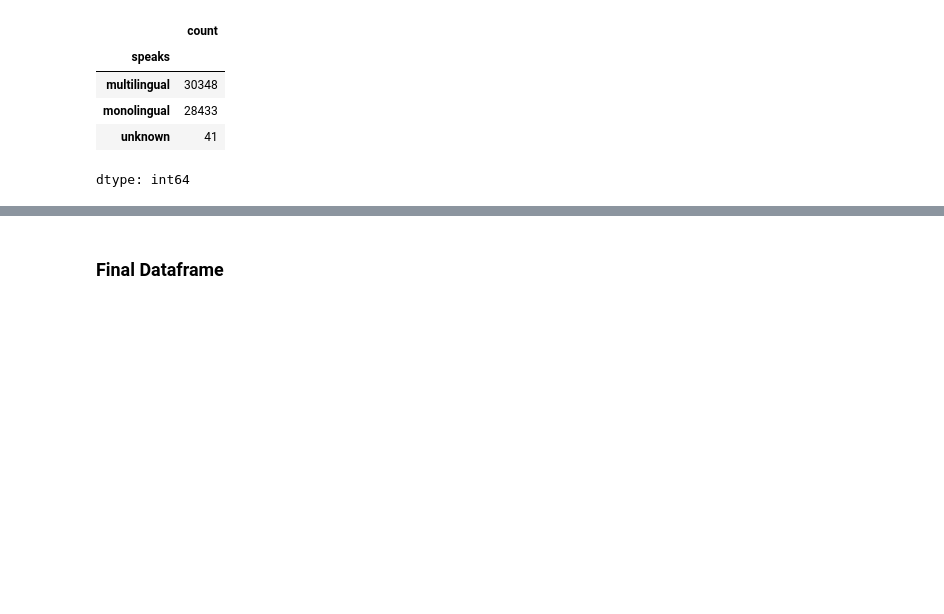
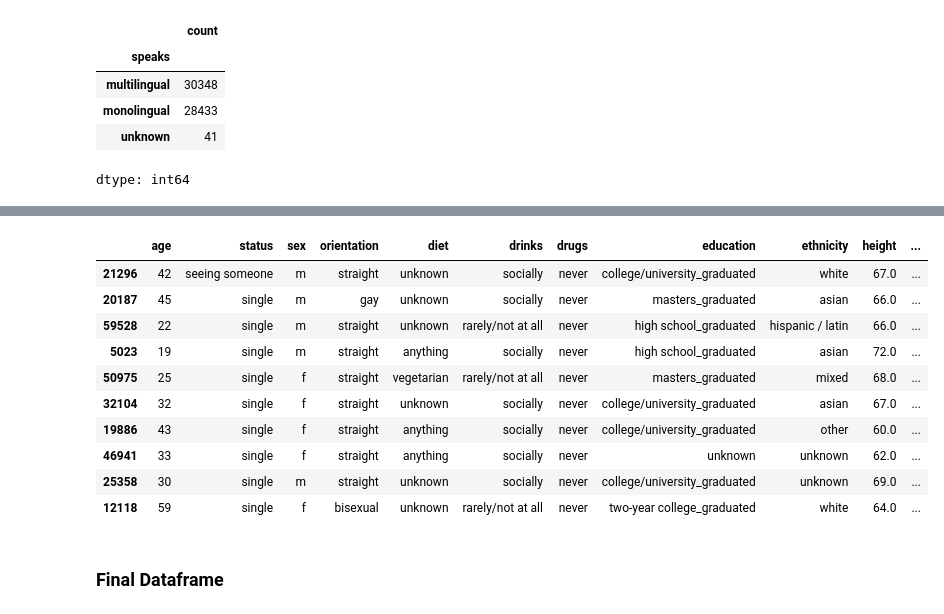
Before and after one commit to tylerana/data-science-dating-project, a Jupyter notebook: notebooks/01_data_preprocessing.ipynb, the cells around one changed output, grey strips where cells are left out. Cells and saved outputs as stored; diff of their text form; code cells hidden in the pictures; blank space fills up the shorter version.

Commit message:
Initial commit: full preprocessing, analysis, and embedding pipeline

```diff
--- a/notebooks/01_data_preprocessing.ipynb
+++ b/notebooks/01_data_preprocessing.ipynb
@@ -411,4 +380,0 @@ dtype: int64
-# %%
-df['body_type'] = df['body_type'].replace({'fit': 'fit/athletic', 'athletic': 'fit/athletic', 'jacked': 'fit/athletic', 'skinny': 'thin', 'curvy': 'curvy/full figured', 'full figured': 'curvy/full figured', 'a little extra': 'overweight'})
-
-print(df['body_type'].value_counts())
@@ -875,7 +783,7 @@ dtype: int64
 # %%
 offspring_mapping = {
     "doesn't have kids": "no kids, no preference",
-    "doesn't have kids, but might want them": "no Kids, might want",
+    "doesn't have kids, but might want them": "no kids, might want",
     "doesn't have kids, but wants them": "no kids, wants",
     "doesn't want kids": "no kids, doesn't want",
     "has kids": "has kids, no preference",
@@ -1251,0 +1070,32 @@ df.drop(columns=['essay0', 'essay1', 'essay2', 'essay3', 'essay4', 'essay5', 'es
+# %%
+stop_words = set(stopwords.words("english"))
+lemmatizer = WordNetLemmatizer()
+spell = SpellChecker()
+
+def preprocess_text(text):
+  text = text.lower()
+  text = re.sub(r"[^\w\s]", "", text)  # Remove punctuation
+  tokens = text.split()  # Faster alternative: text.split()
+  return tokens
+
+def remove_stopwords(tokens):
+  return [word for word in tokens if word not in stop_words]
+
+def remove_long_words(tokens, max_length=20):
+  return [word for word in tokens if len(word) <= max_length]
+
+def lemmatization(tokens):
+    return [lemmatizer.lemmatize(word) for word in tokens]
+# %%
+def clean_text(text):
+  if not isinstance(text, str) or text.strip() =="":  # Ensure text is a string, handle NaNs
+        return ""
+
+  tokens = preprocess_text(text)
+  tokens = remove_stopwords(tokens)
+  tokens = remove_long_words(tokens)  # Removes words > 20 characters
+  tokens = lemmatization(tokens)
+  return " ".join(tokens)  # Convert back to string for TF-IDF
+
+
+df['cleaned_essays'] = df['combined_essay_cols'].astype(str).swifter.apply(clean_text)
@@ -1252,3 +1117,17 @@ df.drop(columns=['essay0', 'essay1', 'essay2', 'essay3', 'essay4', 'essay5', 'es
+# %%
+df.sample(10)
+# %% [output]
+|  | age | status | sex | orientation | diet | drinks | drugs | education | ethnicity | height | ... |
+| 21296 | 42 | seeing someone | m | straight | unknown | socially | never | college/university_graduated | white | 67.0 | ... |
+| 20187 | 45 | single | m | gay | unknown | socially | never | masters_graduated | asian | 66.0 | ... |
+| 59528 | 22 | single | m | straight | unknown | rarely/not at all | never | high school_graduated | hispanic / latin | 66.0 | ... |
+| 5023 | 19 | single | m | straight | anything | socially | never | high school_graduated | asian | 72.0 | ... |
+| 50975 | 25 | single | f | straight | vegetarian | rarely/not at all | never | masters_graduated | mixed | 68.0 | ... |
+| 32104 | 32 | single | f | straight | unknown | socially | never | college/university_graduated | asian | 67.0 | ... |
+| 19886 | 43 | single | f | straight | anything | socially | never | college/university_graduated | other | 60.0 | ... |
+| 46941 | 33 | single | f | straight | anything | socially | never | unknown | unknown | 62.0 | ... |
+| 25358 | 30 | single | m | straight | unknown | socially | never | college/university_graduated | unknown | 69.0 | ... |
+| 12118 | 59 | single | f | bisexual | unknown | rarely/not at all | never | two-year college_graduated | white | 64.0 | ... |
 # %% [markdown]
 ### Final Dataframe
 # %%
```
Also changed, not shown: parts of 51 cells of this notebook, 7 other files.
